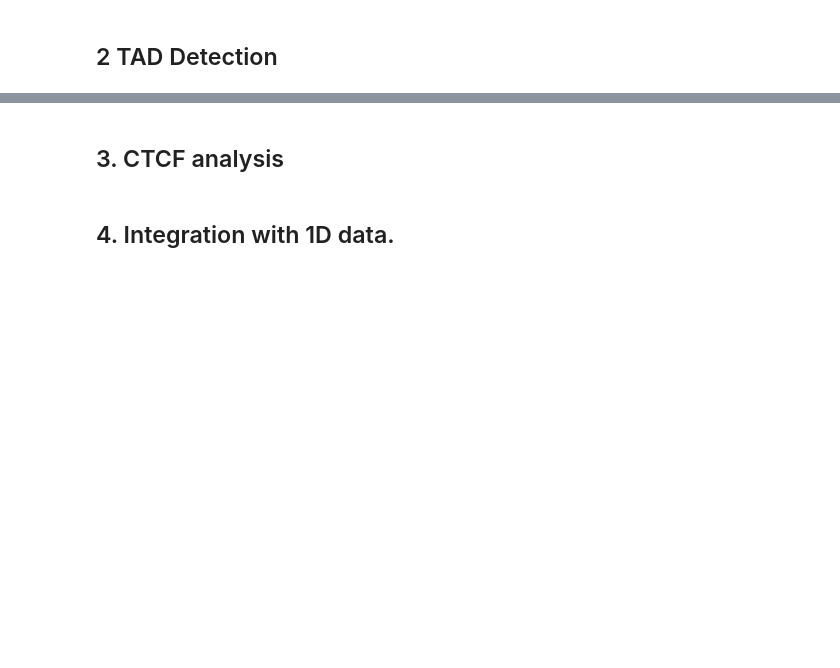
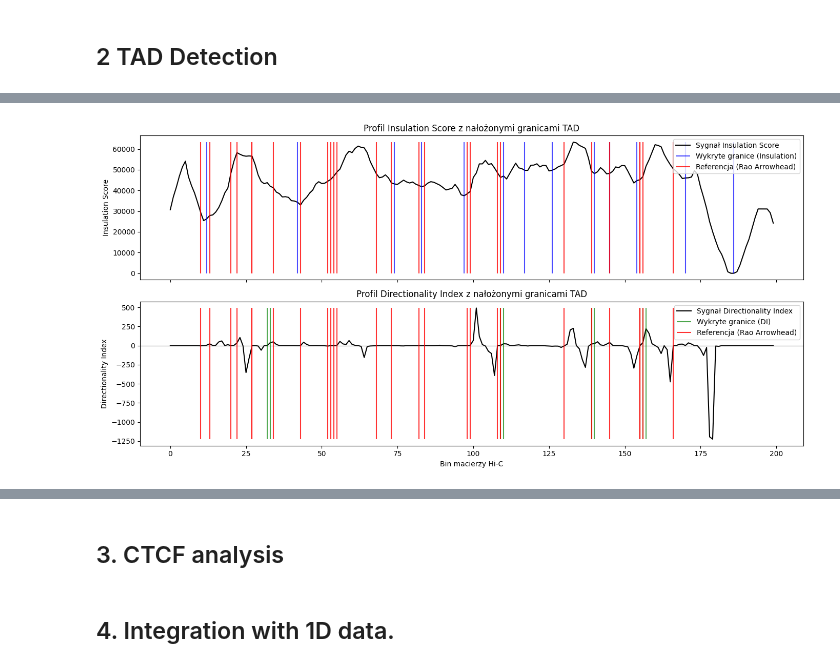
Before and after one commit to mosak2005/bioifna-projekt-3, a Jupyter notebook: Project3.ipynb, the cells around one changed output, grey strips where cells are left out. Saved outputs shown, nothing was run; the diff lists cells and outputs as text; code cells hidden in the pictures; blank space fills up the shorter version.

```diff
--- a/Project3.ipynb
+++ b/Project3.ipynb
@@ -360,3 +375,47 @@ Referencja (Rao 2014)             27
+# %%
+import matplotlib.pyplot as plt
+import numpy as np
+
+fig, axes = plt.subplots(2, 1, figsize=(14, 7), sharex=True)
+
+ax1 = axes[0]
+ax1.plot(ins, color='black', linewidth=1.5, label='Sygnał Insulation Score')
+
+
+ax1.vlines(boundaries_ins, ymin=np.nanmin(ins), ymax=np.nanmax(ins),
+           color='blue', linewidth=1.5, alpha=0.7, label='Wykryte granice (Insulation)')
+
+ax1.vlines(ref_boundaries, ymin=np.nanmin(ins), ymax=np.nanmax(ins),
+           color='red', linewidth=1.5, alpha=0.8, label='Referencja (Rao Arrowhead)')
+
+ax1.set_title("Profil Insulation Score z nałożonymi granicami TAD", fontsize=12)
+ax1.set_ylabel("Insulation Score")
+ax1.legend(loc='upper right')
+
+
+ax2 = axes[1]
+ax2.plot(di, color='black', linewidth=1.5, label='Sygnał Directionality Index')
+
+# Dla DI kluczowa jest linia zera, dodajemy ją dla orientacji
+ax2.axhline(0, color='gray', linestyle='-', linewidth=1, alpha=0.5)
+
+# Pionowe linie dla własnych granic (zielone, ciągłe)
+ax2.vlines(boundaries_di, ymin=np.nanmin(di), ymax=np.nanmax(di),
+           color='green', linewidth=1.5, alpha=0.7, label='Wykryte granice (DI)')
+
+# Pionowe linie dla granic referencyjnych (pomarańczowe, przerywane)
+ax2.vlines(ref_boundaries, ymin=np.nanmin(di), ymax=np.nanmax(di),
+           color='red', linewidth=1.5, alpha=0.8, label='Referencja (Rao Arrowhead)')
+
+ax2.set_title("Profil Directionality Index z nałożonymi granicami TAD", fontsize=12)
+ax2.set_ylabel("Directionality Index")
+ax2.set_xlabel("Bin macierzy Hi-C")
+ax2.legend(loc='upper right')
+
+plt.tight_layout()
+plt.show()
+# %% [output]
+[figure, added]
 # %%
 
 
```
Also changed, not shown: parts of 13 cells of this notebook.
